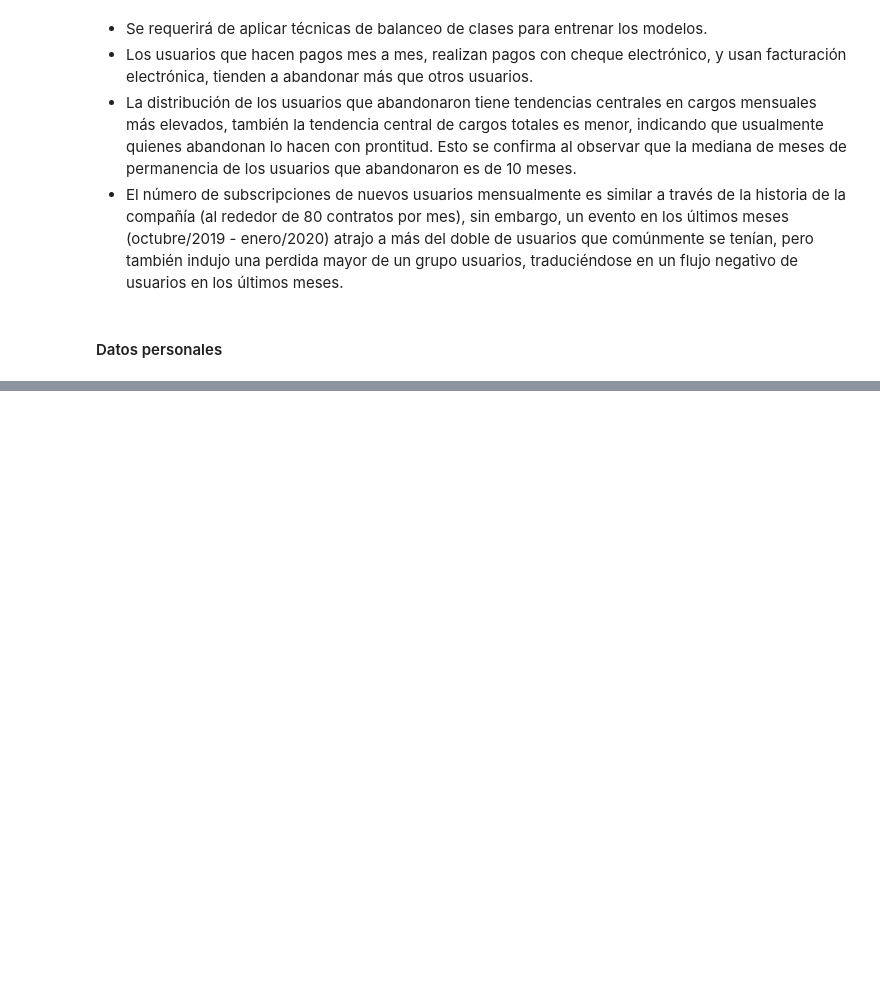
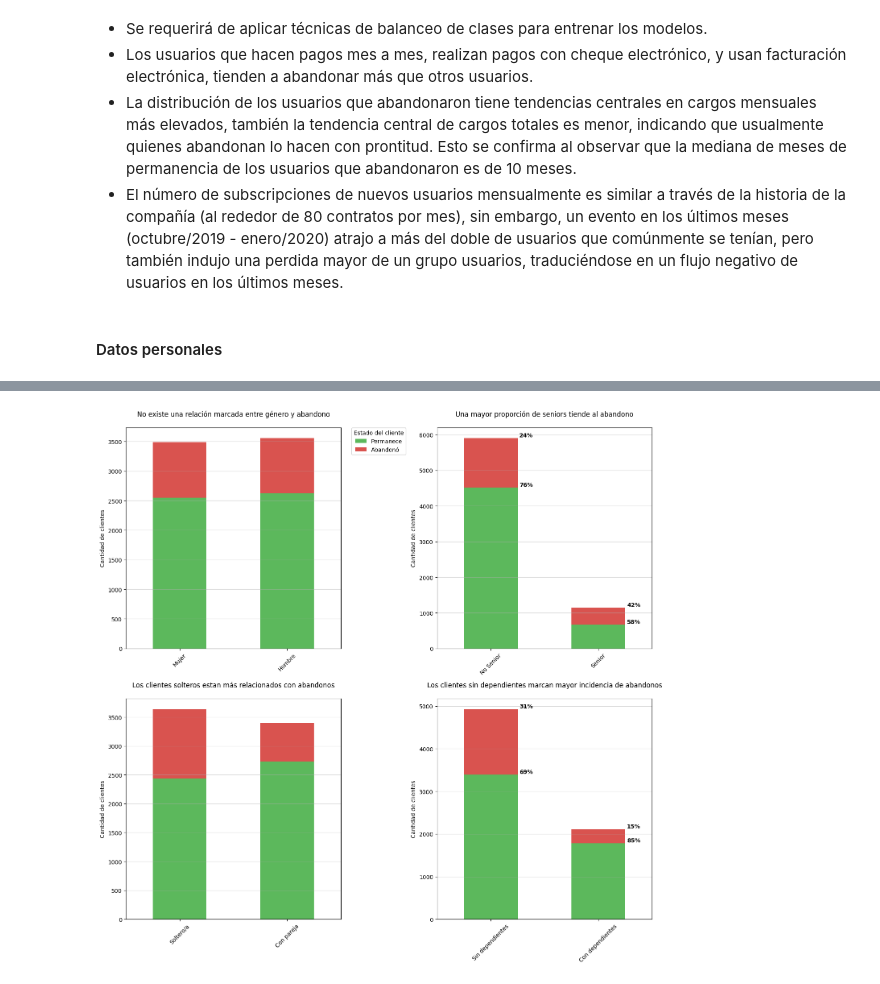
Before and after one commit to AndresCalvete-DataScientist/interconnect-customer-churn-prediction, a Jupyter notebook: notebooks/eda.ipynb, the cells around one changed output, grey strips where cells are left out. Cells and saved outputs as stored; diff of their text form; code cells hidden in the pictures; blank space fills up the shorter version.

Commit message:
Analisis exploratorio para los datos personales

```diff
--- a/notebooks/eda.ipynb
+++ b/notebooks/eda.ipynb
@@ -616,3 +629,7 @@ plt.show()
 - El número de subscripciones de nuevos usuarios mensualmente es similar a través de la historia de la compañía (al rededor de 80 contratos por mes), sin embargo, un evento en los últimos meses (octubre/2019 - enero/2020) atrajo a más del doble de usuarios que comúnmente se tenían, pero también indujo una perdida mayor de un grupo usuarios, traduciéndose en un flujo negativo de usuarios en los últimos meses.
 # %% [markdown]
 #### Datos personales
+# %%
+# Combinar los datos de abandono (df_contract) con los personales (df_personal)
+df_con_per = df_contract.merge(df_personal, how='inner', left_on='customerID', right_on='customerID', validate='1:1')
+df_con_per
@@ -618,0 +650,80 @@ plt.show()
+# %%
+fig, axes = plt.subplots(2, 2, figsize=(14, 14))
+
+# Agrupar datos por género y churn, y organizarlos
+gender_vs_churn = df_con_per.groupby('gender')['IsChurn'].value_counts().unstack()
+
+# Visualización de la distribución de la variable gender en funcion del abandono
+gender_vs_churn.plot(kind='bar', stacked=True, color=custom_colors, ax=axes[0, 0])
+
+# Etiquetas y título
+axes[0, 0].set_xlabel('')
+axes[0, 0].set_ylabel('Cantidad de clientes')
+axes[0, 0].set_title('No existe una relación marcada entre género y abandono', pad=20)
+axes[0, 0].legend(
+    title='Estado del cliente',
+    labels=['Permanece', 'Abandonó'],
+    bbox_to_anchor=(1.05, 1),
+    loc='upper left',
+    borderaxespad=0.
+)
+axes[0, 0].set_xticks([0, 1])
+axes[0, 0].set_xticklabels(['Mujer', 'Hombre'], rotation=45)
+axes[0, 0].grid(axis='y', alpha=0.5)
+
+# Agrupar datos por seniority y churn, y organizarlos
+senior_vs_churn = df_con_per.groupby('SeniorCitizen')['IsChurn'].value_counts().unstack()
+senior_vs_churn_percentage = df_con_per.groupby('SeniorCitizen')['IsChurn'].value_counts(normalize=True).unstack().round(2)
+
+# Visualización de la distribución de la variable seniority en funcion del abandono
+senior_vs_churn.plot(kind='bar', stacked=True, color=custom_colors, ax=axes[0, 1], legend=False)
+
+# Etiquetas y título
+for i, array in enumerate(senior_vs_churn.values):
+    for j, value in enumerate(array):
+        axes[0, 1].text(i + 0.33, np.cumsum(array)[j], f'{100*senior_vs_churn_percentage.values[i, j]:.0f}%', ha='center', va='bottom', weight='bold')
+
+axes[0, 1].set_xlabel('')
+axes[0, 1].set_ylabel('Cantidad de clientes')
+axes[0, 1].set_title('Una mayor proporción de seniors tiende al abandono', pad=20)
+axes[0, 1].set_xticks([0, 1])
+axes[0, 1].set_xticklabels(['No Senior', 'Senior'], rotation=45)
+axes[0, 1].grid(axis='y', alpha=0.5)
+
+# Agrupar datos por partner y churn, y organizarlos
+partner_vs_churn = df_con_per.groupby('Partner')['IsChurn'].value_counts().unstack()
+
+# Visualización de la distribución de la variable partner en funcion del abandono
+partner_vs_churn.plot(kind='bar', stacked=True, color=custom_colors, ax=axes[1, 0], legend=False)
+
+# Etiquetas y título
+axes[1, 0].set_xlabel('')
+axes[1, 0].set_ylabel('Cantidad de clientes')
+axes[1, 0].set_title('Los clientes solteros estan más relacionados con abandonos', pad=20)
+axes[1, 0].set_xticks([0, 1])
+axes[1, 0].set_xticklabels(['Soltero/a', 'Con pareja'], rotation=45)
+axes[1, 0].grid(axis='y', alpha=0.5)
+
+# Agrupar datos por dependientes y churn, y organizarlos
+dependents_vs_churn = df_con_per.groupby('Dependents')['IsChurn'].value_counts().unstack()
+dependents_vs_churn_percentage = df_con_per.groupby('Dependents')['IsChurn'].value_counts(normalize=True).unstack().round(2)
+
+# Visualización de la distribución de la variable dependents en funcion del abandono
+dependents_vs_churn.plot(kind='bar', stacked=True, color=custom_colors, ax=axes[1, 1], legend=False)
+
+# Etiquetas y título
+for i, array in enumerate(dependents_vs_churn.values):
+    for j, value in enumerate(array):
+        axes[1, 1].text(i + 0.33, np.cumsum(array)[j], f'{100*dependents_vs_churn_percentage.values[i, j]:.0f}%', ha='center', va='bottom', weight='bold')
+
+axes[1, 1].set_xlabel('')
+axes[1, 1].set_ylabel('Cantidad de clientes')
+axes[1, 1].set_title('Los clientes sin dependientes marcan mayor incidencia de abandonos', pad=20)
+axes[1, 1].set_xticks([0, 1])
+axes[1, 1].set_xticklabels(['Sin dependientes', 'Con dependientes'], rotation=45)
+axes[1, 1].grid(axis='y', alpha=0.5)
+
+plt.tight_layout()
+plt.show()
+# %% [output]
+[figure, added]
```
Also changed, not shown: parts of 4 cells of this notebook.
